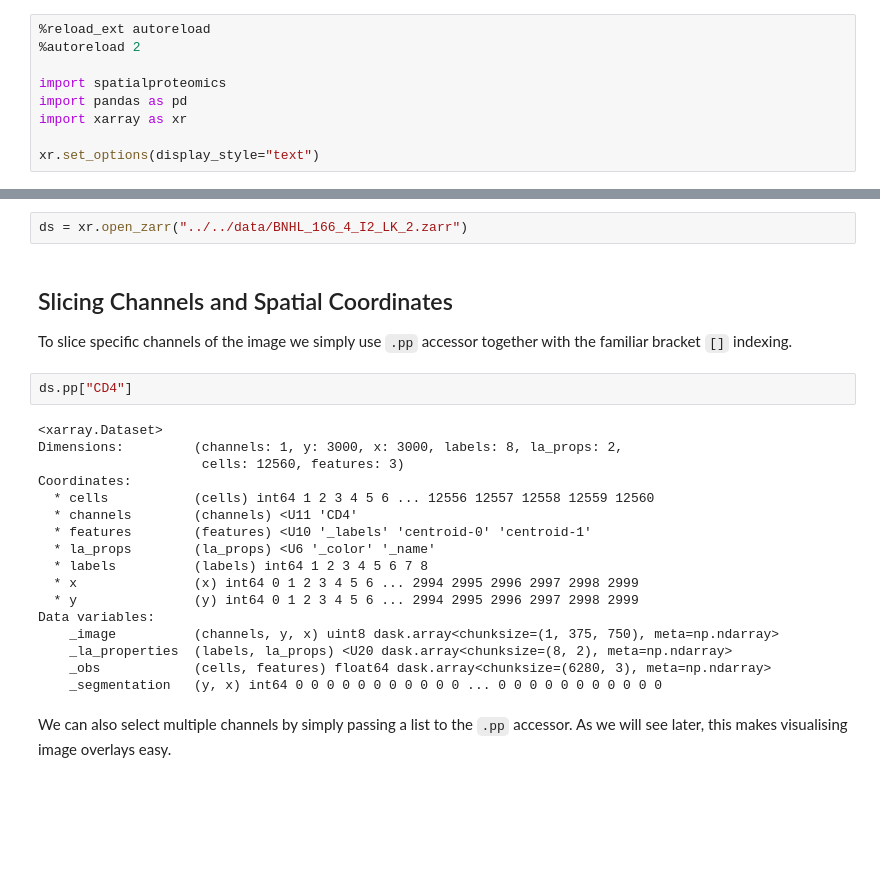
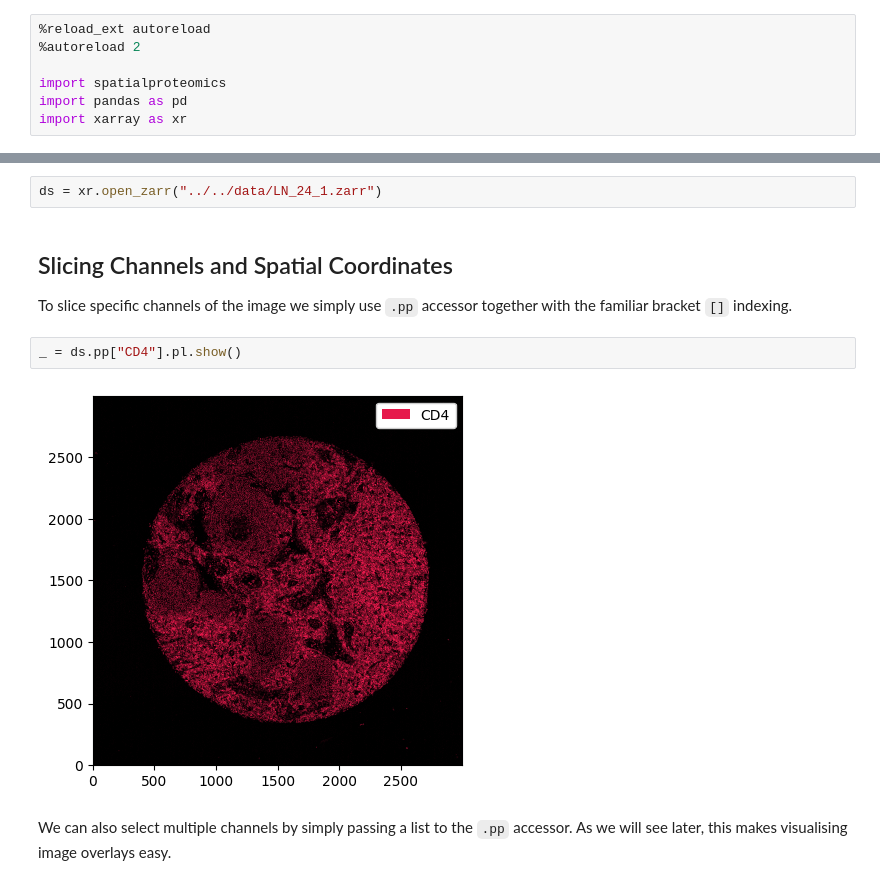
Before and after one commit to sagar87/spatialproteomics, a Jupyter notebook: docs/notebooks/Slicing.ipynb, the cells around one changed output, grey strips where cells are left out. Saved outputs shown, nothing was run; the diff lists cells and outputs as text; blank space fills up the shorter version.

```diff
--- a/docs/notebooks/Slicing.ipynb
+++ b/docs/notebooks/Slicing.ipynb
@@ -7,5 +11,3 @@
 import spatialproteomics
 import pandas as pd
 import xarray as xr
-
-xr.set_options(display_style="text")
@@ -14,30 +14,15 @@ xr.set_options(display_style="text")
 # %% [markdown]
 One of the key features of `spatialproteomics` is the ability to slice our image data quickly and intuitively. We start by loading our _spatialproteomics_ object.
 # %%
-ds = xr.open_zarr("../../data/BNHL_166_4_I2_LK_2.zarr")
+ds = xr.open_zarr("../../data/LN_24_1.zarr")
 # %% [markdown]
 ## Slicing Channels and Spatial Coordinates
 
 To slice specific channels of the image we simply use `.pp` accessor together with the familiar bracket `[]` indexing.
 # %%
-ds.pp["CD4"]
+_ = ds.pp["CD4"].pl.show()
 # %% [output]
-<xarray.Dataset>
-Dimensions:         (channels: 1, y: 3000, x: 3000, labels: 8, la_props: 2,
-                     cells: 12560, features: 3)
-Coordinates:
-  * cells           (cells) int64 1 2 3 4 5 6 ... 12556 12557 12558 12559 12560
-  * channels        (channels) <U11 'CD4'
-  * features        (features) <U10 '_labels' 'centroid-0' 'centroid-1'
-  * la_props        (la_props) <U6 '_color' '_name'
-  * labels          (labels) int64 1 2 3 4 5 6 7 8
-  * x               (x) int64 0 1 2 3 4 5 6 ... 2994 2995 2996 2997 2998 2999
-  * y               (y) int64 0 1 2 3 4 5 6 ... 2994 2995 2996 2997 2998 2999
-Data variables:
-    _image          (channels, y, x) uint8 dask.array<chunksize=(1, 375, 750), meta=np.ndarray>
-    _la_properties  (labels, la_props) <U20 dask.array<chunksize=(8, 2), meta=np.ndarray>
-    _obs            (cells, features) float64 dask.array<chunksize=(6280, 3), meta=np.ndarray>
-    _segmentation   (y, x) int64 0 0 0 0 0 0 0 0 0 0 0 ... 0 0 0 0 0 0 0 0 0 0 0
+[figure, added]
 # %% [markdown]
 We can also select multiple channels by simply passing a list to the `.pp` accessor. As we will see later, this makes visualising image overlays easy.
 # %%
```
Also changed, not shown: parts of 12 cells of this notebook, 7 other files.
